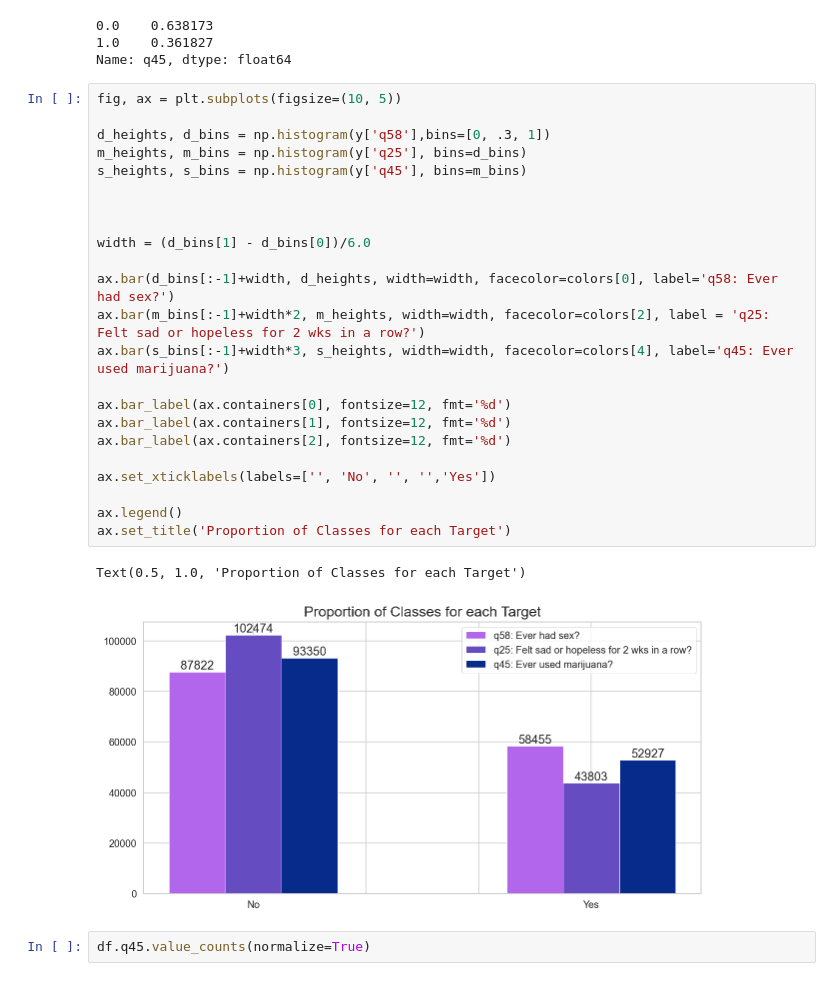
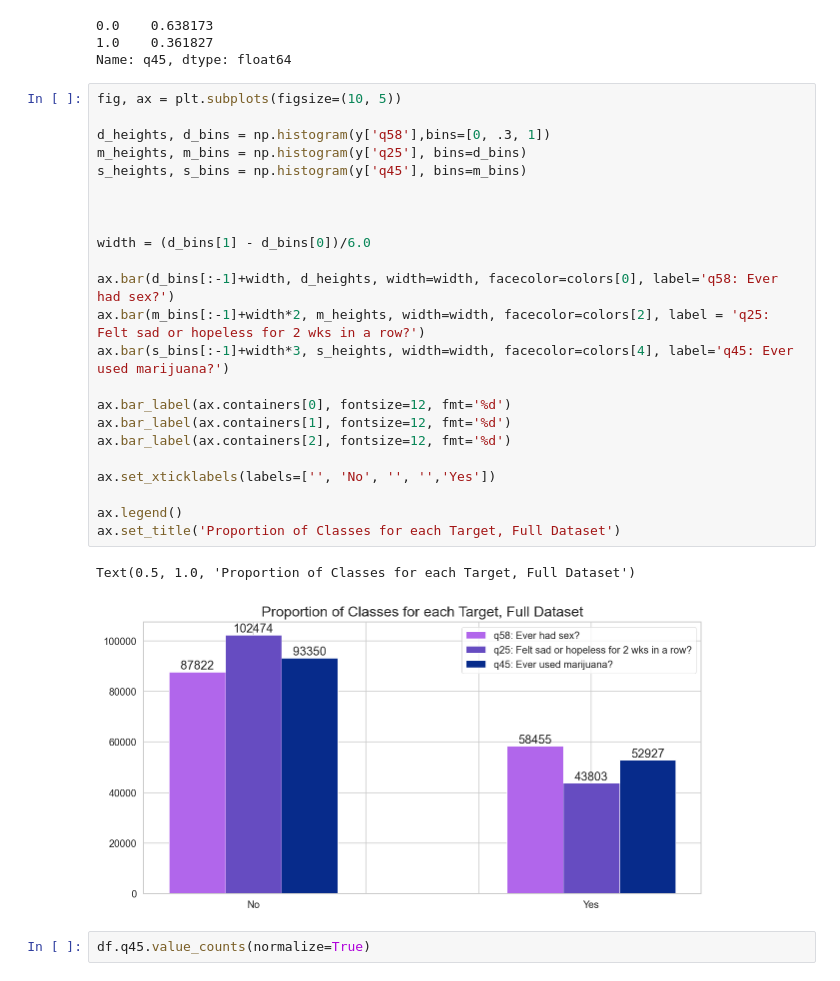
Before and after one commit to beckyepeters/risk_behaviors, a Jupyter notebook: multi_label_pred.ipynb, the cells around one changed output. Saved outputs shown, nothing was run; the diff lists cells and outputs as text.

```diff
--- a/multi_label_pred.ipynb
+++ b/multi_label_pred.ipynb
@@ -415,29 +423,29 @@ Name: q45, dtype: float64
 # %%
 fig, ax = plt.subplots(figsize=(10, 5))
 
 d_heights, d_bins = np.histogram(y['q58'],bins=[0, .3, 1])
 m_heights, m_bins = np.histogram(y['q25'], bins=d_bins)
 s_heights, s_bins = np.histogram(y['q45'], bins=m_bins)
 
 
 
 width = (d_bins[1] - d_bins[0])/6.0
 
 ax.bar(d_bins[:-1]+width, d_heights, width=width, facecolor=colors[0], label='q58: Ever had sex?')
 ax.bar(m_bins[:-1]+width*2, m_heights, width=width, facecolor=colors[2], label = 'q25: Felt sad or hopeless for 2 wks in a row?')
 ax.bar(s_bins[:-1]+width*3, s_heights, width=width, facecolor=colors[4], label='q45: Ever used marijuana?')
 
 ax.bar_label(ax.containers[0], fontsize=12, fmt='%d')
 ax.bar_label(ax.containers[1], fontsize=12, fmt='%d')
 ax.bar_label(ax.containers[2], fontsize=12, fmt='%d')
 
 ax.set_xticklabels(labels=['', 'No', '', '','Yes'])
 
 ax.legend()
-ax.set_title('Proportion of Classes for each Target')
+ax.set_title('Proportion of Classes for each Target, Full Dataset')
 # %% [output]
-Text(0.5, 1.0, 'Proportion of Classes for each Target')
+Text(0.5, 1.0, 'Proportion of Classes for each Target, Full Dataset')
-[figure, old version]
+[figure, new version]
 # %%
 df.q45.value_counts(normalize=True)
 # %% [output]
```
Also changed, not shown: parts of 37 cells of this notebook, 4 other files.
